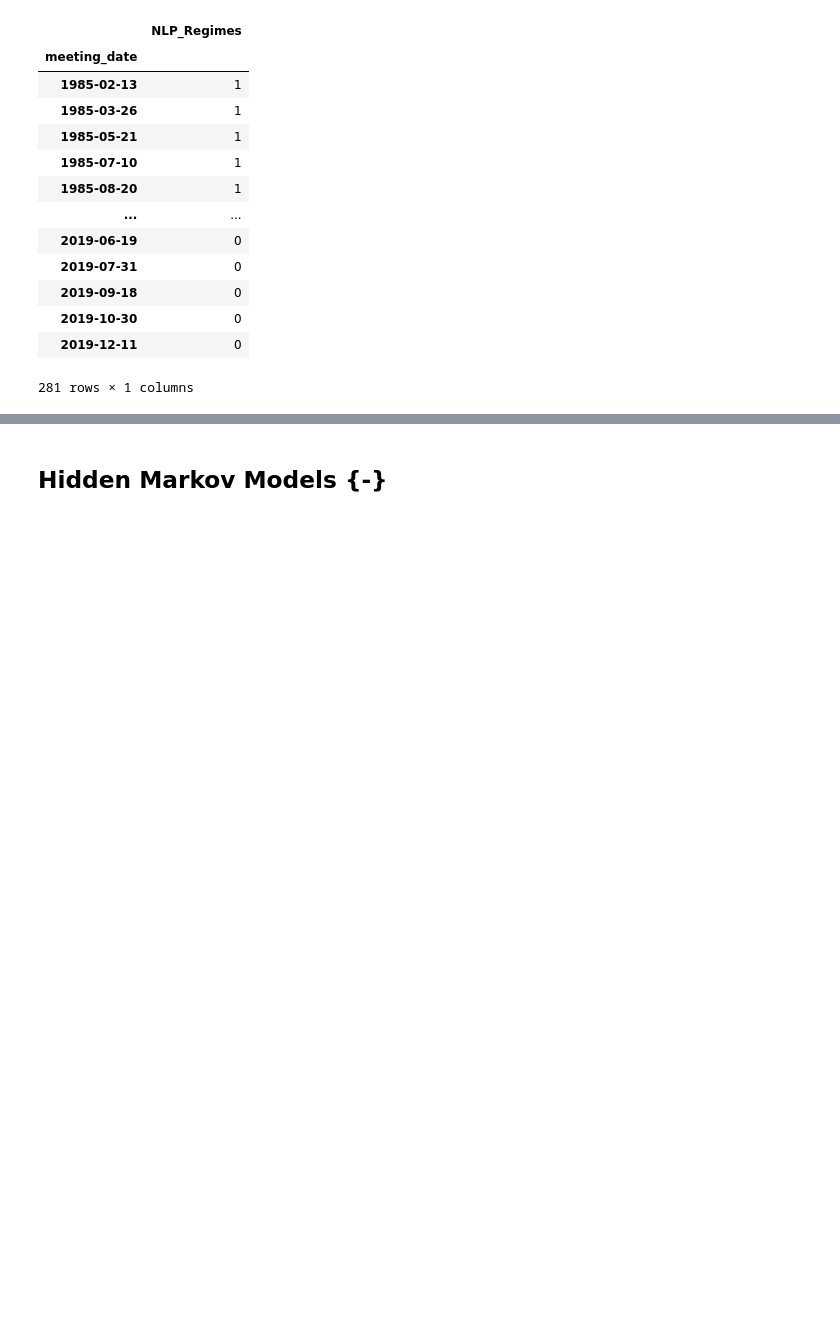
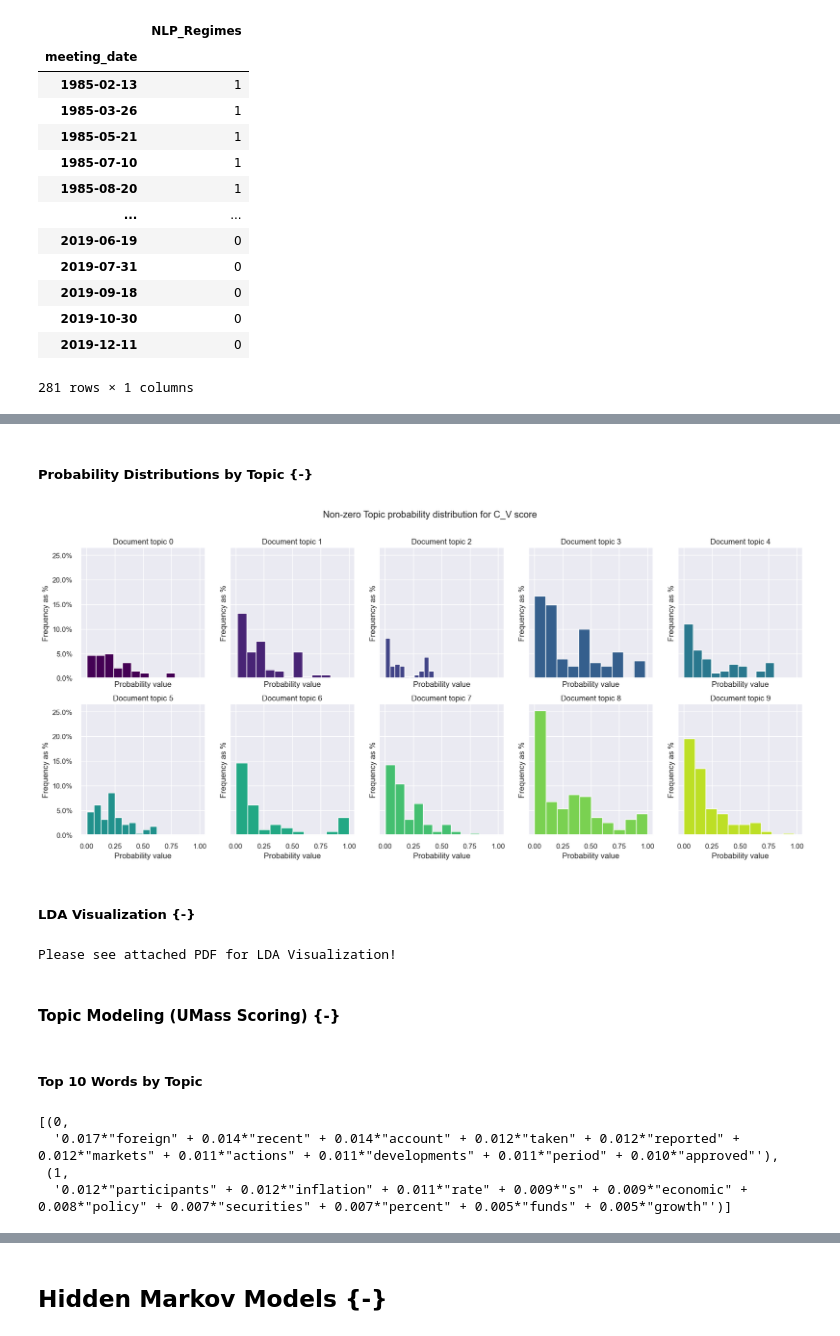
Before and after one commit to uday-31/regime-modeling-with-NLP, a Jupyter notebook: working_notebook_not_dhruv.ipynb, the cells around one changed output, grey strips where cells are left out. Saved outputs shown, nothing was run; the diff lists cells and outputs as text; code cells hidden in the pictures; blank space fills up the shorter version.

```diff
--- a/working_notebook_not_dhruv.ipynb
+++ b/working_notebook_not_dhruv.ipynb
@@ -199,0 +315,47 @@ wordcloud_clusters(
+# %% [markdown]
+##### Probability Distributions by Topic {-}
+# %%
+fig, ax = plt.subplots(2, 5, figsize=(20, 8),sharey=True, sharex=True)
+k = 0
+cmap = cm.get_cmap('viridis')
+for i in range(2):
+    for j in range(5):
+        df = topicmod.doc_mat[:, k][topicmod.doc_mat[:, k].nonzero()]
+        ax[i, j].hist(df, weights= np.ones_like(df)/len(topicmod.doc_mat[:,k]), color=cmap(k/10))
+        ax[i, j].set_title("Document topic " + str(k))
+        ax[i, j].set_xlabel("Probability value")
+        ax[i, j].set_ylabel("Frequency as %")
+        k=k+1
+        ax[i, j].yaxis.set_major_formatter(PercentFormatter(1))
+plt.suptitle("Non-zero Topic probability distribution for C_V score")
+plt.show()
+# %% [output]
+[figure, added]
+# %% [markdown]
+##### LDA Visualization {-}
+# %%
+if LDA_IMPORT:
+    topic_term_dists = topicmod.cv_model.get_topics()  # transpose to make shape (num_terms, num_topics)
+    doc_topic_dists = topicmod.doc_mat # cv_model.get_document_topics(topicmod.tfidf_mat, minimum_probability=0)
+    # doc_topic_dists = [[tup[1] for tup in lst] for lst in doc_topic_dists]  # convert list of tuples to just list
+    doc_lengths = [len(doc) for doc in gensim_statements]
+    vocab = list(dict_gensim_statements.token2id.keys())
+    term_frequency = dict_gensim_statements.cfs
+
+    # Use pyLDAvis
+    vis_data = pyLDAvis.prepare(
+        topic_term_dists=topic_term_dists,
+        doc_topic_dists=doc_topic_dists,
+        doc_lengths=doc_lengths,
+        vocab=vocab,
+        term_frequency=list(term_frequency.values())
+    )
+
+    print("Intertopic distance map for C_V Score\n\n")
+    pyLDAvis.display(vis_data)
+else:
+    print(f"Please see attached PDF for LDA Visualization!")
+# %% [output]
+Please see attached PDF for LDA Visualization!
+# %% [markdown]
+#### Topic Modeling (UMass Scoring) {-}
@@ -199,0 +371,9 @@ wordcloud_clusters(
+# %% [markdown]
+##### Top 10 Words by Topic
+# %%
+um_topicmod.cv_model.show_topics(num_words=10)
+# %% [output]
+[(0,
+  '0.017*"foreign" + 0.014*"recent" + 0.014*"account" + 0.012*"taken" + 0.012*"reported" + 0.012*"markets" + 0.011*"actions" + 0.011*"developments" + 0.011*"period" + 0.010*"approved"'),
+ (1,
+  '0.012*"participants" + 0.012*"inflation" + 0.011*"rate" + 0.009*"s" + 0.009*"economic" + 0.008*"policy" + 0.007*"securities" + 0.007*"percent" + 0.005*"funds" + 0.005*"growth"')]
```
Also changed, not shown: parts of 88 cells of this notebook, 1 other file.
